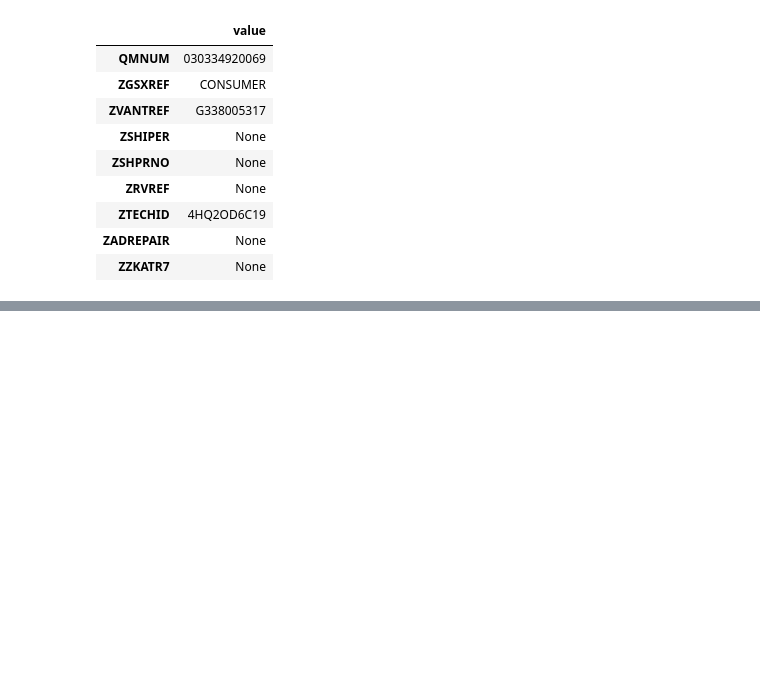
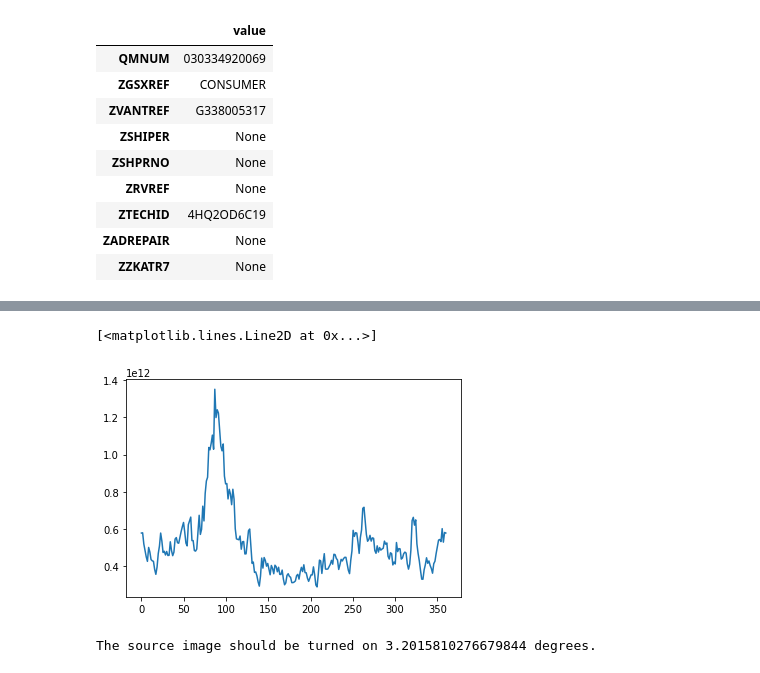
Before and after one commit to scidam/forums, a Jupyter notebook: SO/17_APR_2019.ipynb, the cells around one changed output, grey strips where cells are left out. Saved outputs shown, nothing was run; the diff lists cells and outputs as text; code cells hidden in the pictures; blank space fills up the shorter version.

```diff
--- a/SO/17_APR_2019.ipynb
+++ b/SO/17_APR_2019.ipynb
@@ -146,0 +195,7 @@ make_df(name="TAB_HEADER_DATA")
+# %%
+sample_angles = np.linspace(0,  2 * np.pi, len(c.sum(axis=0))) / np.pi*180
+
+plt.plot(sample_angles, c.sum(axis=0))
+# %% [output]
+[<matplotlib.lines.Line2D at 0x...>]
+[figure, added]
@@ -146,0 +204,4 @@ make_df(name="TAB_HEADER_DATA")
+# %%
+print("The source image should be turned on {} degrees.".format(turn_angle_in_degrees))
+# %% [output]
+The source image should be turned on 3.2015810276679844 degrees.
```
Also changed, not shown: parts of 10 cells of this notebook, 1 other file.
